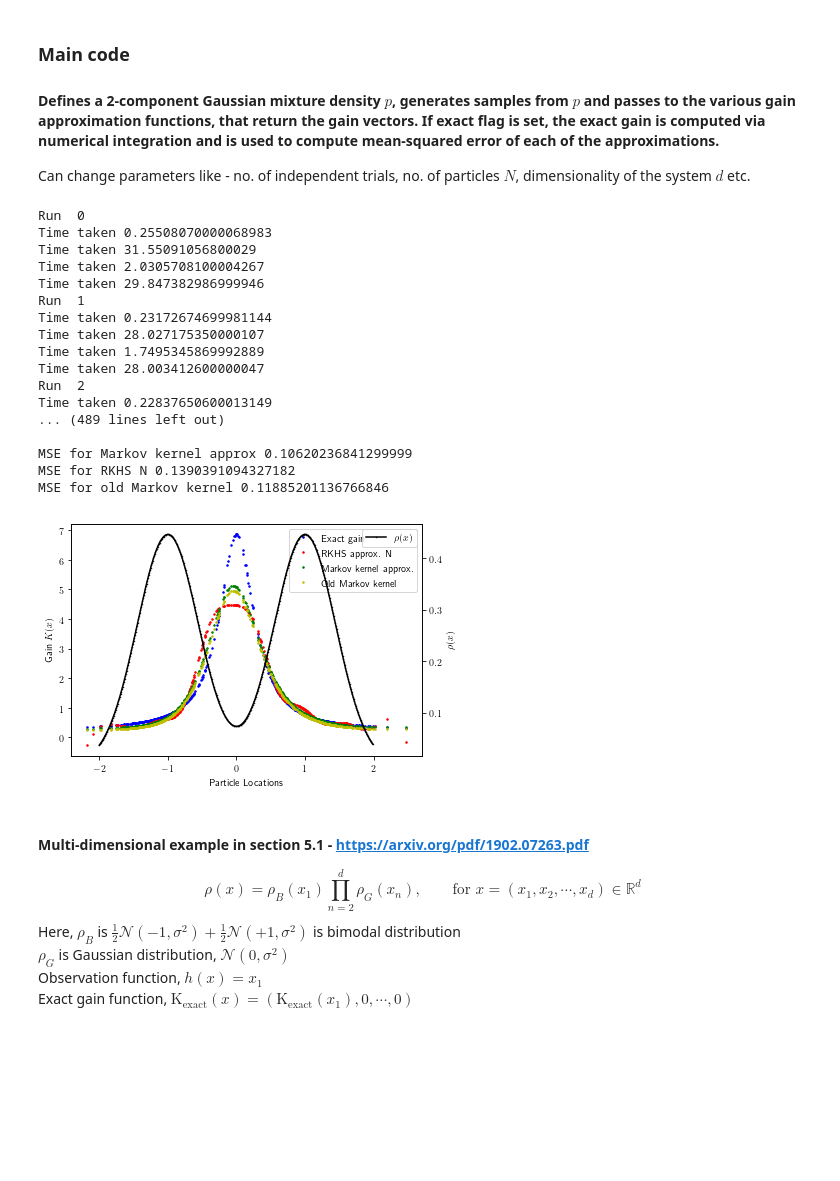
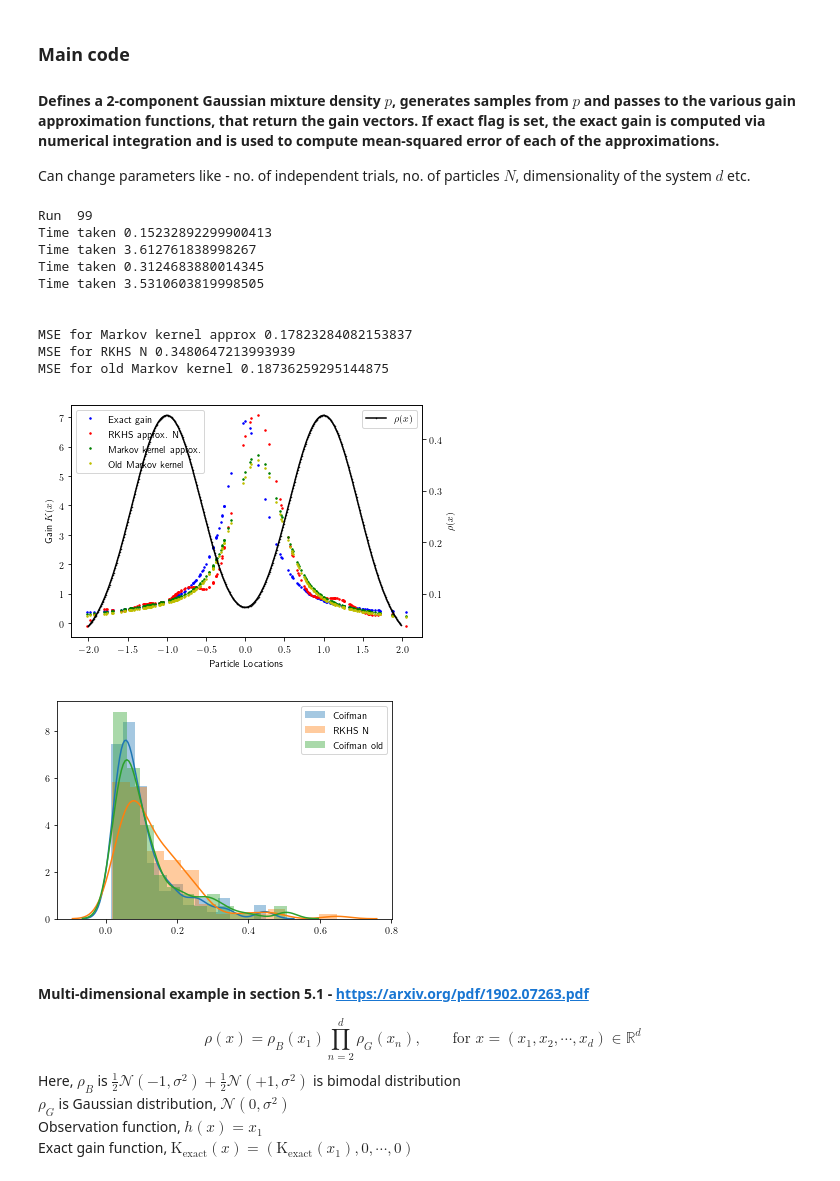
Before and after one commit to a4anandr/FPF-code, a Jupyter notebook: Python Code/FPF_main.ipynb, the cells around one changed output. Drawn from its saved outputs; the diff is of its cells as text; code cells hidden in the pictures; blank space fills up the shorter version.

```diff
--- a/Python Code/FPF_main.ipynb
+++ b/Python Code/FPF_main.ipynb
@@ -433,7 +434,7 @@ if __name__ == '__main__':
     No_runs = 100
 
     # FPF parameters - No. of particles
-    N = 500
+    N = 200
 
     # System parameters
     x = Symbol('x')
@@ -459,6 +460,7 @@ if __name__ == '__main__':
     mse_om   = np.zeros(No_runs)
     mse_coif_old = np.zeros(No_runs)
     for run in range(No_runs):
+        clear_output()
         print('Run ',run)
         Xi  = get_samples(N, mu, sigma, w, dim)
         if dim == 1:
@@ -527,50 +529,51 @@ if __name__ == '__main__':
 
     ### Displaying the plots
     marker_size  = 3
     plt.rc('text', usetex=True)
     fig,ax1 = plt.subplots()
     if exact == 1:
         ax1.plot(Xi, K_exact, 'b.', markersize = marker_size, label ='Exact gain')
         # ax1.plot(Xi, K_num_int, 'k^', markersize = marker_size, label ='Num int. gain')
     if rkhs_N == 1:
         ax1.plot(Xi, K_rkhs_N, 'r.', markersize = marker_size, label = 'RKHS approx. N')
     if rkhs_2N == 1:
         ax1.plot(Xi, K_rkhs_2N, 'c.', markersize = marker_size, label = 'RKHS approx. 2N')
     if coif == 1:
         ax1.plot(Xi, K_coif, 'g.', markersize = marker_size, label ='Markov kernel approx.')
     if om == 1:
         ax1.plot(Xi, K_om, 'm.', markersize = marker_size, label = 'RKHS OM')
     if coif_old == 1:
         ax1.plot(Xi, K_coif_old, 'y.', markersize = marker_size, label ='Old Markov kernel')
     ax2 =ax1.twinx()
     ax2.plot(np.arange(-2,2,0.01), p_vec(np.arange(-2,2,0.01)),'k.-', markersize =1, label = r'$\rho(x)$')
     ax2.set_ylabel(r'$\rho(x)$')
     ax2.legend(loc=1)
     ax1.set_xlabel('Particle Locations')
     ax1.set_ylabel('Gain $K(x)$')
     ax1.legend()
     plt.xticks(rotation = 45)
     plt.tight_layout()
     plt.show()
 # %% [output]
-Run  0
-Time taken 0.25508070000068983
-Time taken 31.55091056800029
-Time taken 2.0305708100004267
-Time taken 29.847382986999946
-Run  1
-Time taken 0.23172674699981144
-Time taken 28.027175350000107
-Time taken 1.7495345869992889
-Time taken 28.003412600000047
-Run  2
-Time taken 0.22837650600013149
-... (489 lines left out)
+Run  99
+Time taken 0.15232892299900413
+Time taken 3.612761838998267
+Time taken 0.3124683880014345
+Time taken 3.5310603819998505
 
-MSE for Markov kernel approx 0.10620236841299999
-MSE for RKHS N 0.1390391094327182
-MSE for old Markov kernel 0.11885201136766846
+
+MSE for Markov kernel approx 0.17823284082153837
+MSE for RKHS N 0.3480647213993939
+MSE for old Markov kernel 0.18736259295144875
-[figure, old version]
+[figure, new version]
+# %%
+sns.distplot(mse_coif,label='Coifman')
+sns.distplot(mse_rkhs_N, label = 'RKHS N')
+sns.distplot(mse_coif_old, label = 'Coifman old')
+plt.legend()
+plt.show()
+# %% [output]
+[figure, added]
 # %% [markdown]
 #### Multi-dimensional example in section 5.1  - https://arxiv.org/pdf/1902.07263.pdf
 \begin{equation}
```
Also changed, not shown: parts of 2 cells of this notebook.
